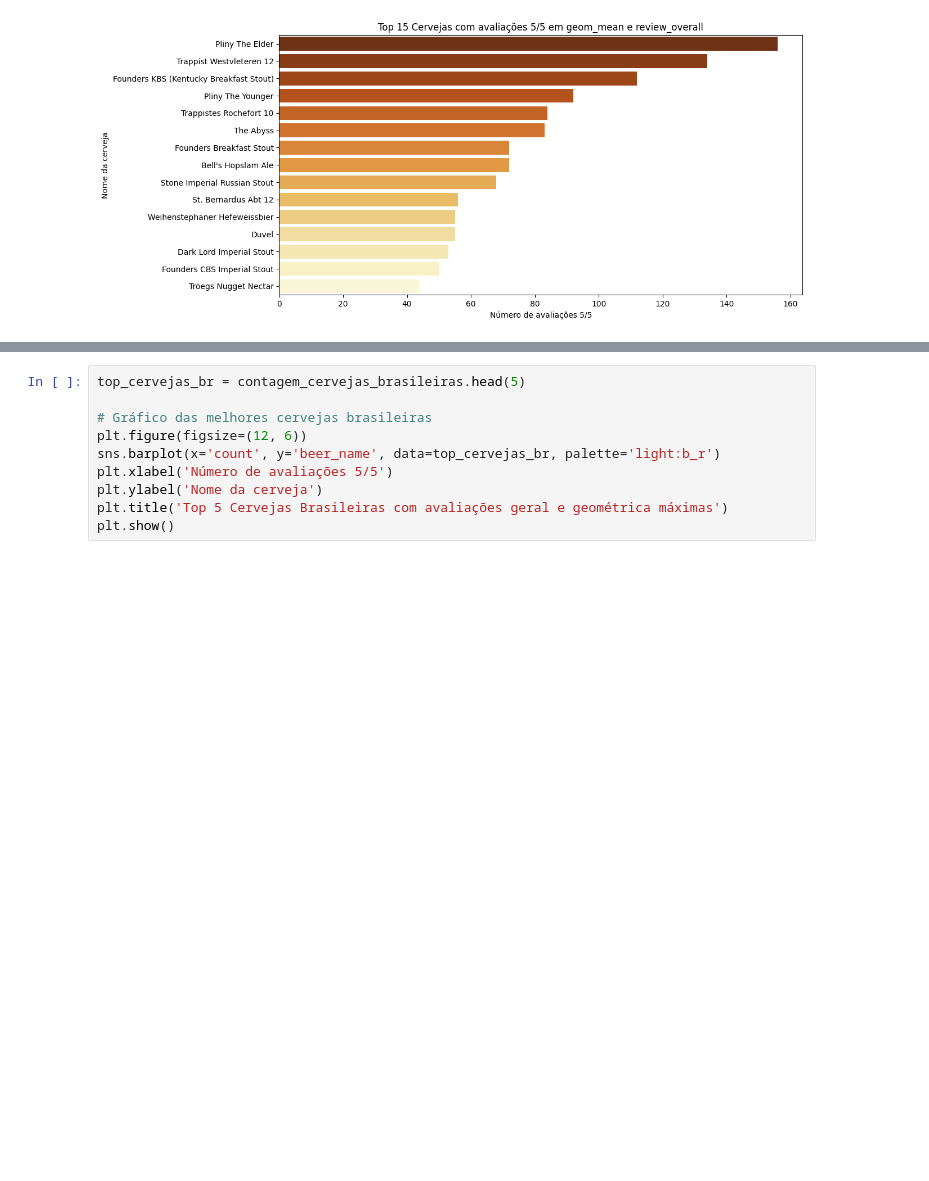
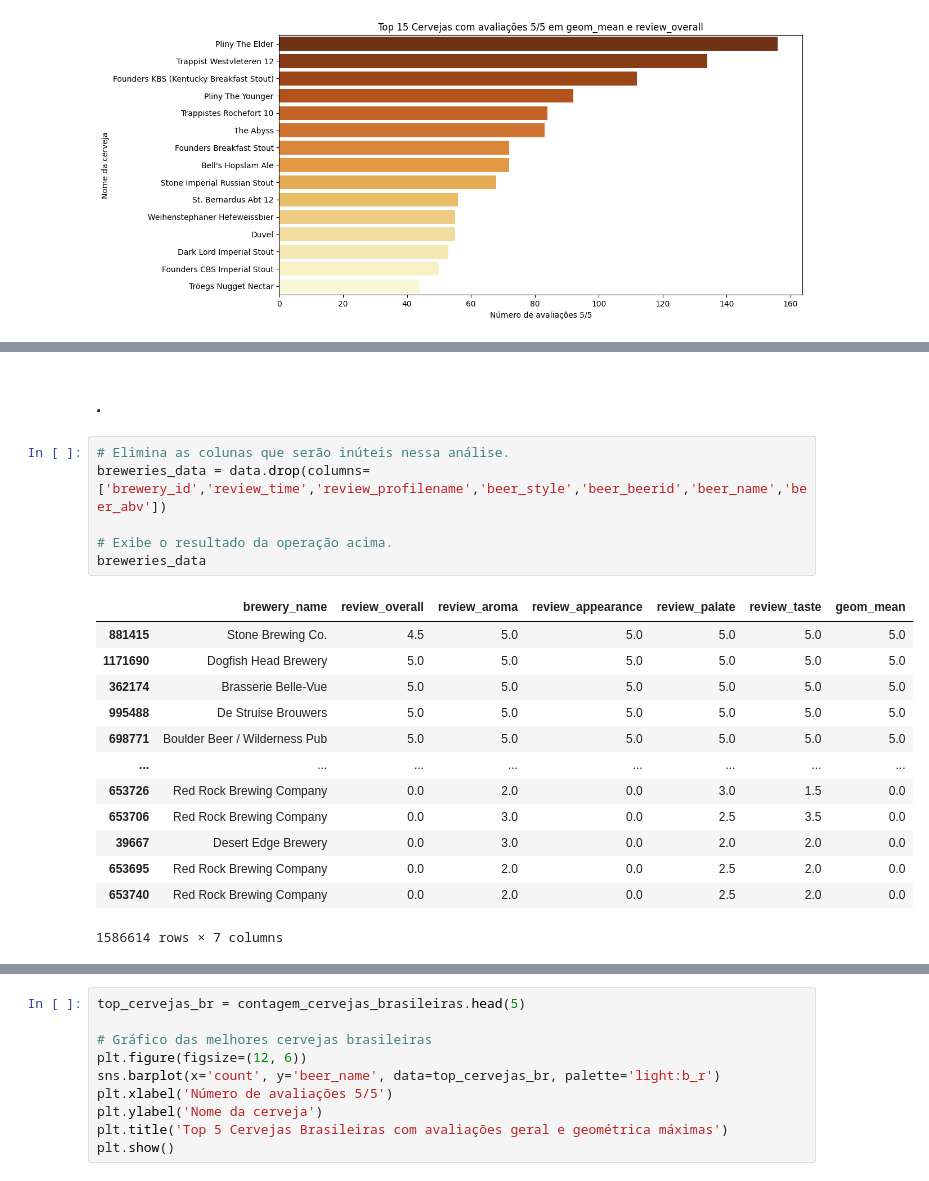
Before and after one commit to fea-dev-usp/analise-da-breja, a Jupyter notebook: Notas de Breja por Cervejaria.ipynb, the cells around one changed output, grey strips where cells are left out. Saved outputs shown, nothing was run; the diff lists cells and outputs as text; blank space fills up the shorter version.

```diff
--- a/Notas de Breja por Cervejaria.ipynb
+++ b/Notas de Breja por Cervejaria.ipynb
@@ -692,0 +843,22 @@ Passing `palette` without assigning `hue` is deprecated and will be removed in v
+# %% [markdown]
+### .
+# %%
+# Elimina as colunas que serão inúteis nessa análise.
+breweries_data = data.drop(columns=['brewery_id','review_time','review_profilename','beer_style','beer_beerid','beer_name','beer_abv'])
+
+# Exibe o resultado da operação acima.
+breweries_data
+# %% [output]
+|  | brewery_name | review_overall | review_aroma | review_appearance | review_palate | review_taste | geom_mean |
+| 881415 | Stone Brewing Co. | 4.5 | 5.0 | 5.0 | 5.0 | 5.0 | 5.0 |
+| 1171690 | Dogfish Head Brewery | 5.0 | 5.0 | 5.0 | 5.0 | 5.0 | 5.0 |
+| 362174 | Brasserie Belle-Vue | 5.0 | 5.0 | 5.0 | 5.0 | 5.0 | 5.0 |
+| 995488 | De Struise Brouwers | 5.0 | 5.0 | 5.0 | 5.0 | 5.0 | 5.0 |
+| 698771 | Boulder Beer / Wilderness Pub | 5.0 | 5.0 | 5.0 | 5.0 | 5.0 | 5.0 |
+| ... | ... | ... | ... | ... | ... | ... | ... |
+| 653726 | Red Rock Brewing Company | 0.0 | 2.0 | 0.0 | 3.0 | 1.5 | 0.0 |
+| 653706 | Red Rock Brewing Company | 0.0 | 3.0 | 0.0 | 2.5 | 3.5 | 0.0 |
+| 39667 | Desert Edge Brewery | 0.0 | 3.0 | 0.0 | 2.0 | 2.0 | 0.0 |
+| 653695 | Red Rock Brewing Company | 0.0 | 2.0 | 0.0 | 2.5 | 2.0 | 0.0 |
+| 653740 | Red Rock Brewing Company | 0.0 | 2.0 | 0.0 | 2.5 | 2.0 | 0.0 |
+1586614 rows × 7 columns
```
Also changed, not shown: parts of 28 cells of this notebook.
